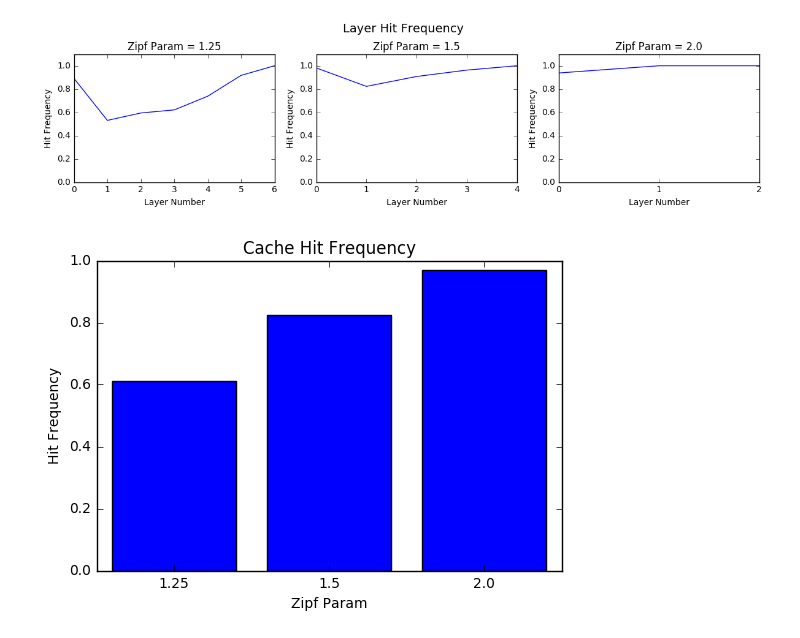
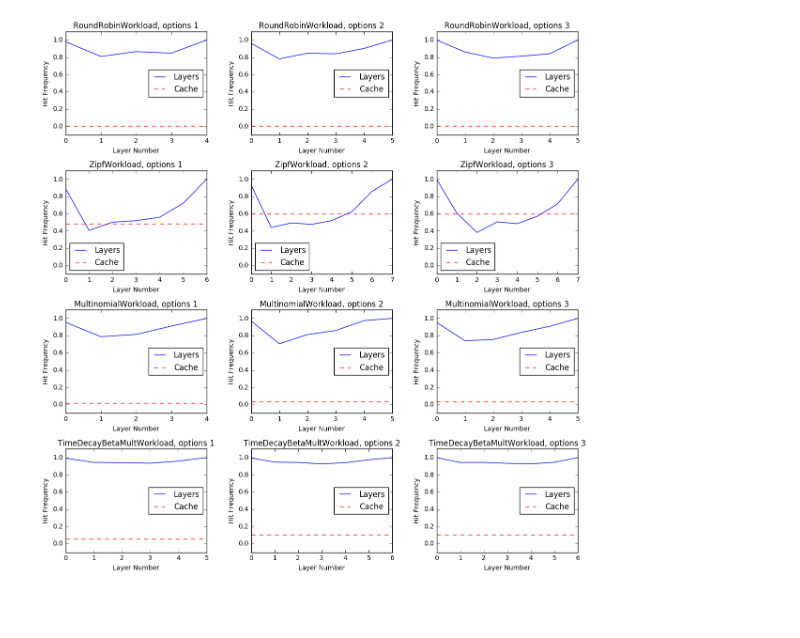
Before and after one commit to asross/cs265, a Jupyter notebook: simulations/lsemulation.ipynb, the cells around one changed output. Cells and saved outputs as stored; diff of their text form; code cells hidden in the pictures; blank space fills up the shorter version.

Commit message:
work on simulating workloads

```diff
--- a/simulations/lsemulation.ipynb
+++ b/simulations/lsemulation.ipynb
@@ -11,22 +7,29 @@ trees = [lsmulate(queries, **options) for queries in z_qs]
+# %%
+workload_classes = [RoundRobinWorkload, ZipfWorkload, MultinomialWorkload, TimeDecayBetaMultWorkload]
+workloads = [wlk().generate() for wlk in workload_classes]
+# %%
+opts1 = {'cache_size': 25, 'layer_size': 100, 'layer_ratio': 2, 'bloom_bit_length': 10, 'bloom_hash_count': 5}
+opts2 = {'cache_size': 50, 'layer_size': 75, 'layer_ratio': 2, 'bloom_bit_length': 10, 'bloom_hash_count': 5}
+opts3 = {'cache_size': 50, 'layer_size': 50, 'layer_ratio': 2, 'bloom_bit_length': 20, 'bloom_hash_count': 5}
+allopts = [opts1, opts2, opts3]
+# %%
+trees = [[lsmulate(workload, **opts) for opts in allopts] for workload in workloads]
 # %%
-with figure_grid(1,3) as g:
-  g.title('Layer Hit Frequency')
-  for i, axis in enumerate(g.each_subplot()):
-    layers = trees[i].layers()
-    plt.title('Zipf Param = {}'.format(z_ps[i]))
-    plt.ylim(0, 1.1)
-    plt.ylabel('Hit Frequency')
-    plt.xlabel('Layer Number')
-    plt.xticks(range(len(layers)))
-    plt.plot(range(len(layers)), [l.hit_frequency() for l in layers])
+def plot_tree(lsmtree):
+  layers = lsmtree.layers()
+  plt.ylim(-0.1, 1.1)
+  plt.ylabel('Hit Frequency')
+  plt.xlabel('Layer Number')
+  plt.xticks(range(len(layers)))
+  plt.plot(range(len(layers)), [l.hit_frequency() for l in layers], label='Layers')
+  plt.axhline(lsmtree.cache.hit_frequency(), label='Cache', color='red', ls='--')
+  plt.legend(loc='best')
-# %% [output]
-[figure, removed]
-# %%
-plt.title('Cache Hit Frequency')
-plt.ylabel('Hit Frequency')
-plt.bar(np.arange(len(trees))-0.4, [tree.cache.hit_frequency() for tree in trees])
-plt.xticks(range(len(trees)), z_ps)
-plt.xlabel('Zipf Param')
-plt.show()
-# %% [output]
-[figure, removed]
+# %%
+with figure_grid(len(workloads), len(allopts)) as g:
+  for i in range(len(workloads)):
+    for j in range(len(allopts)):
+      g.next()
+      plt.title('{}, options {}'.format(workload_classes[i].__name__, j+1))
+      plot_tree(trees[i][j])
+# %% [output]
+[figure, added]
```
Also changed, not shown: parts of 2 cells of this notebook, 2 other files.
